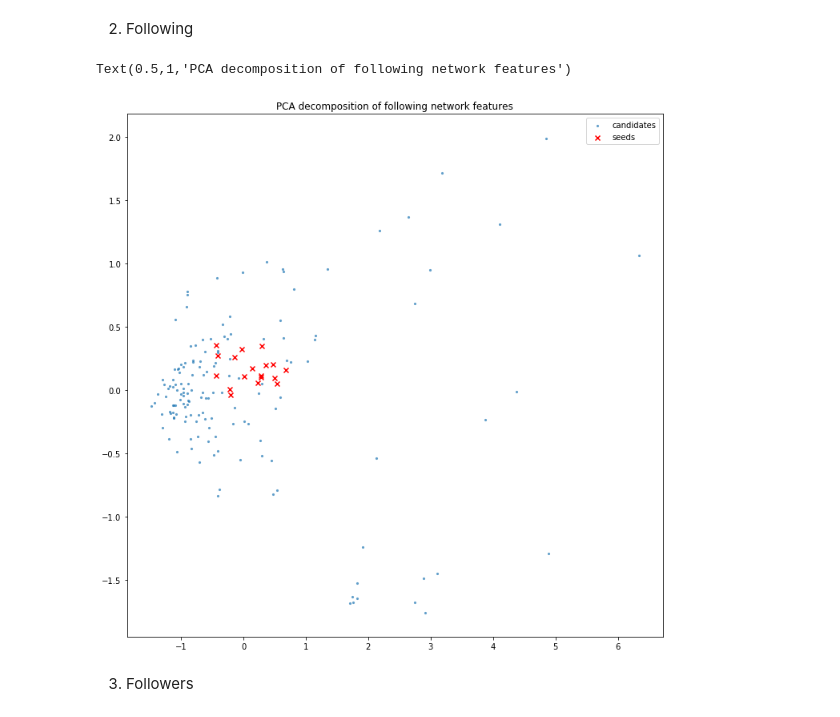
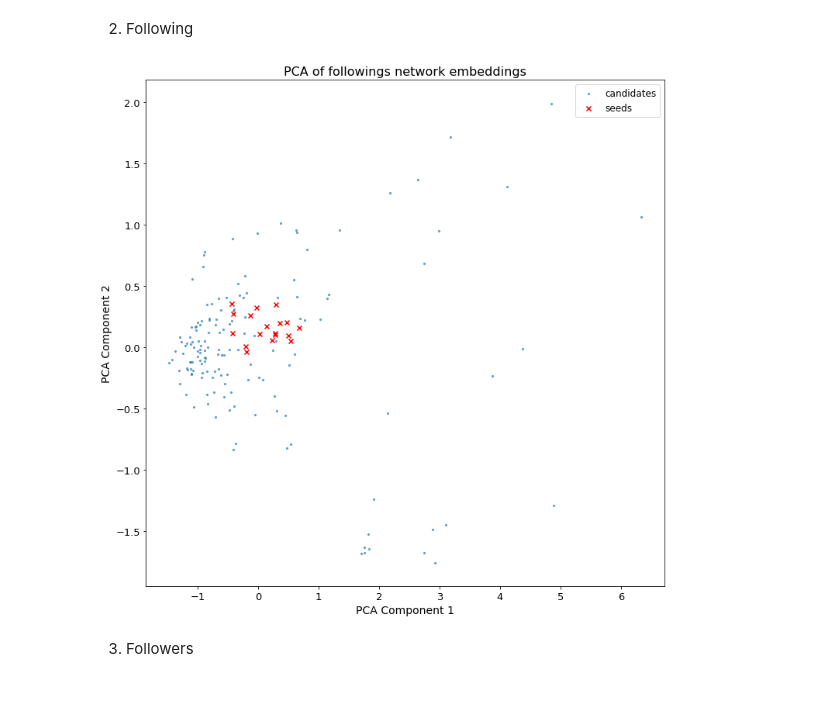
Before and after one commit to DataSciencePolimi/NetSKE, a Jupyter notebook: graphs/fashion/Fashion Domain - Features Representation.ipynb, the cells around one changed output. Drawn from its saved outputs; the diff is of its cells as text; code cells hidden in the pictures.

```diff
--- a/graphs/fashion/Fashion Domain - Features Representation.ipynb
+++ b/graphs/fashion/Fashion Domain - Features Representation.ipynb
@@ -26,7 +26,7 @@ seed_data['usertype'] = 'seed'
 # test ids needed to filter the mentioned/following/followed users (they are not included in the ranking)
 testusers = pd.read_csv('../data-random/user.csv', sep='\t')
 # %%
-def plotData(seeds, candidates, centroids = None):
+def plotData(seeds, candidates, name, centroids = None):
     x = 'pca1'
     y = 'pca2'
 
@@ -38,5 +38,9 @@ def plotData(seeds, candidates, centroids = None):
         for c in centroids:
             plt.scatter(c[0], c[1], marker='o', color='black', label='centroid')
 
-    plt.legend()
+    plt.title('PCA of {} embeddings'.format(name), fontsize=16)
+    plt.ylabel('PCA Component 2', fontsize=14)
+    plt.xlabel('PCA Component 1', fontsize=14)
+    plt.tick_params(labelsize=13)
+    plt.legend(fontsize='large')
 # %%
@@ -100,11 +103,10 @@ X = pca.fit_transform(data[header])
 vizdata = data.merge(pd.DataFrame(X, columns=['pca1', 'pca2']), left_index=True, right_index=True)
 # %%
 plotData(vizdata[vizdata['usertype'] == 'seed'],
-        vizdata[vizdata['usertype'] == 'user'])
-plt.title('PCA decomposition of following network features')
+        vizdata[vizdata['usertype'] == 'user'],
+        'followings network')
 # %% [output]
-Text(0.5,1,'PCA decomposition of following network features')
-[figure, old version]
+[figure, new version]
 # %% [markdown]
 3. Followers
 # %%
```
Also changed, not shown: parts of 3 cells of this notebook, 37 other files.
